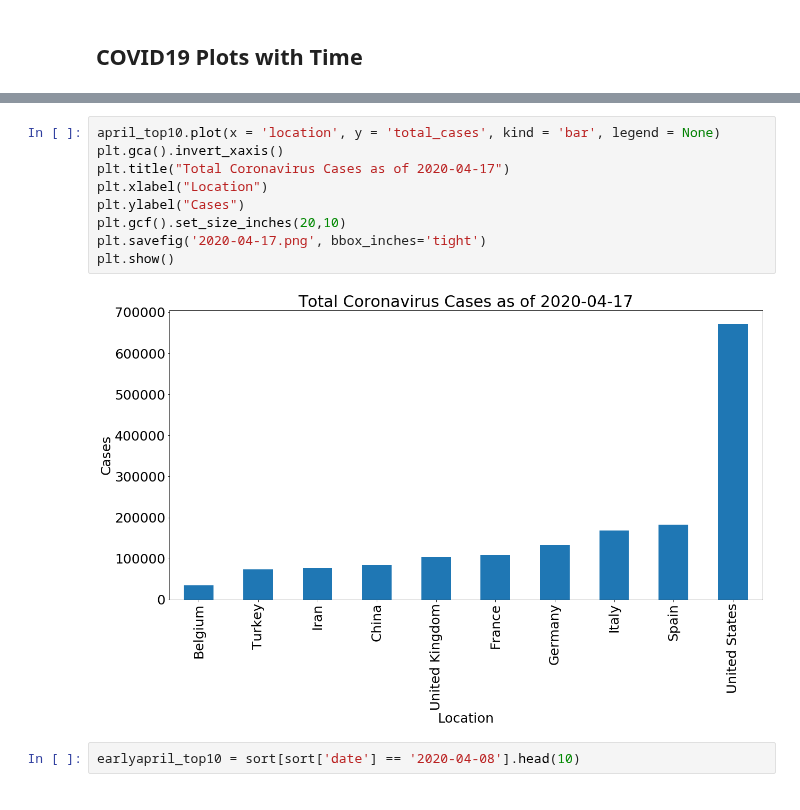
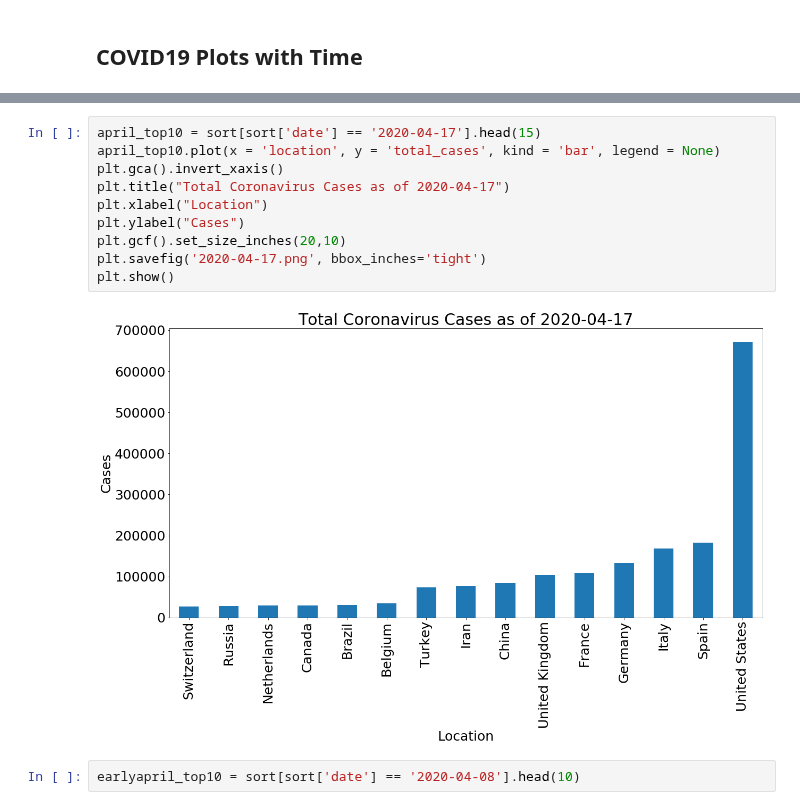
Before and after one commit to ta-data-bcn/Project-Week-3-Data-Thieves, a Jupyter notebook: your-project/Gareth Hughes/COVID-19.ipynb, the cells around one changed output, grey strips where cells are left out. Cells and saved outputs as stored; diff of their text form.

```diff
--- a/your-project/Gareth Hughes/COVID-19.ipynb
+++ b/your-project/Gareth Hughes/COVID-19.ipynb
@@ -346,14 +357,15 @@ april_top10 = sort[sort['date'] == '2020-04-17'].head(10)
 # %%
+april_top10 = sort[sort['date'] == '2020-04-17'].head(15)
 april_top10.plot(x = 'location', y = 'total_cases', kind = 'bar', legend = None)
 plt.gca().invert_xaxis()
 plt.title("Total Coronavirus Cases as of 2020-04-17")
 plt.xlabel("Location")
 plt.ylabel("Cases")
 plt.gcf().set_size_inches(20,10)
 plt.savefig('2020-04-17.png', bbox_inches='tight')
 plt.show()
 # %% [output]
-[figure, old version]
+[figure, new version]
 # %%
 earlyapril_top10 = sort[sort['date'] == '2020-04-08'].head(10)
 # %%
```
Also changed, not shown: parts of 23 cells of this notebook, 8 other files.
